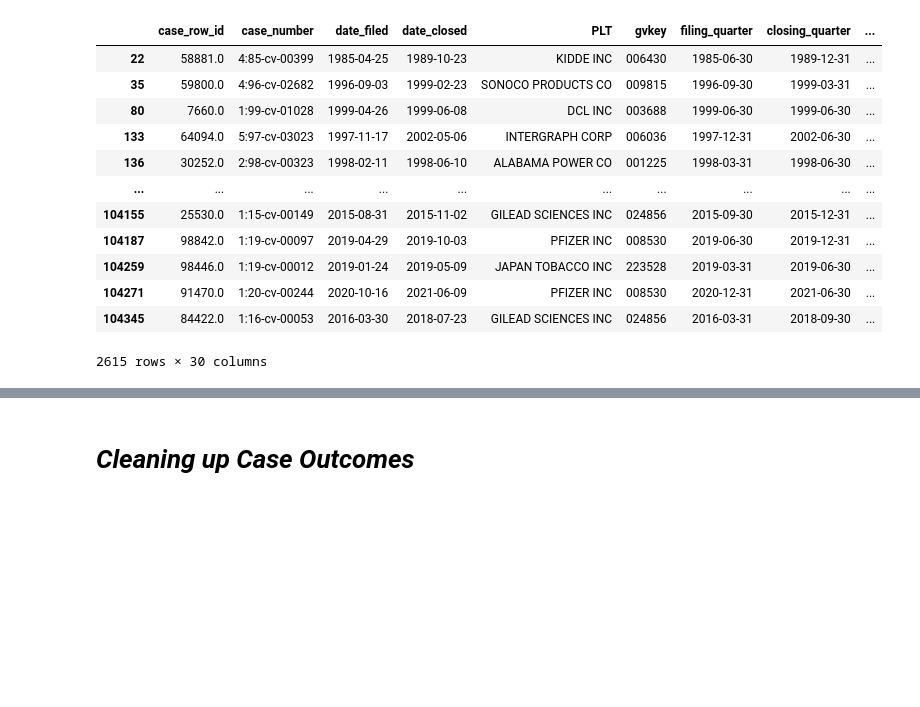
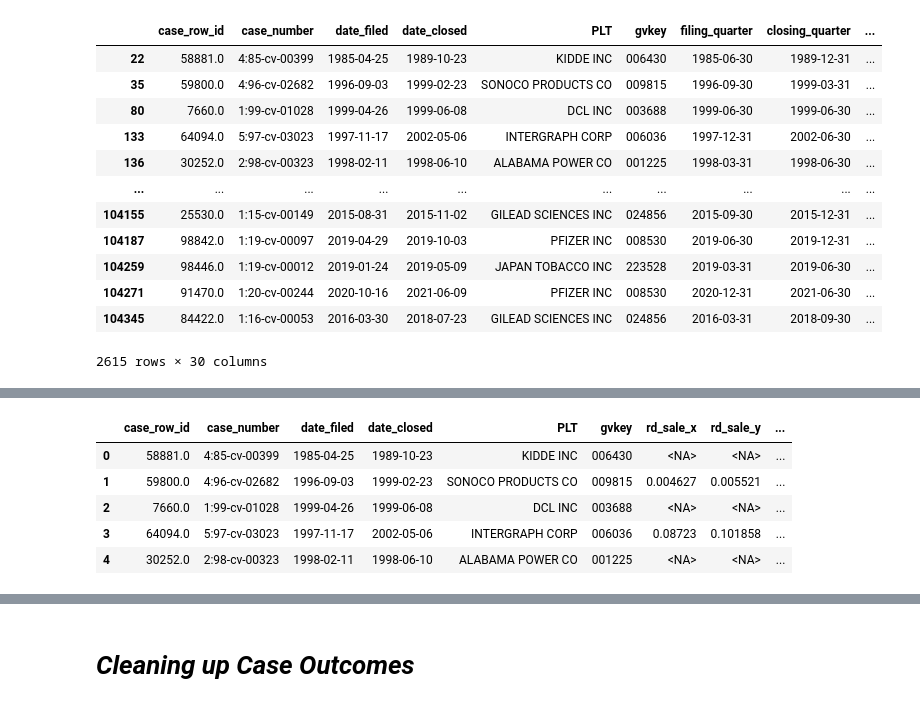
Before and after one commit to Sai0472003/PatentLitigation_Impact, a Jupyter notebook: Data_Cleaning2(FJC).ipynb, the cells around one changed output, grey strips where cells are left out. Cells and saved outputs as stored; diff of their text form; code cells hidden in the pictures; blank space fills up the shorter version.

```diff
--- a/Data_Cleaning2(FJC).ipynb
+++ b/Data_Cleaning2(FJC).ipynb
@@ -549,0 +1102,9 @@ defendent_npm
+# %%
+plaintiff_RnD.head()
+# %% [output]
+|  | case_row_id | case_number | date_filed | date_closed | PLT | gvkey | rd_sale_x | rd_sale_y | ... |
+| 0 | 58881.0 | 4:85-cv-00399 | 1985-04-25 | 1989-10-23 | KIDDE INC | 006430 | <NA> | <NA> | ... |
+| 1 | 59800.0 | 4:96-cv-02682 | 1996-09-03 | 1999-02-23 | SONOCO PRODUCTS CO | 009815 | 0.004627 | 0.005521 | ... |
+| 2 | 7660.0 | 1:99-cv-01028 | 1999-04-26 | 1999-06-08 | DCL INC | 003688 | <NA> | <NA> | ... |
+| 3 | 64094.0 | 5:97-cv-03023 | 1997-11-17 | 2002-05-06 | INTERGRAPH CORP | 006036 | 0.08723 | 0.101858 | ... |
+| 4 | 30252.0 | 2:98-cv-00323 | 1998-02-11 | 1998-06-10 | ALABAMA POWER CO | 001225 | <NA> | <NA> | ... |
```
Also changed, not shown: parts of 18 cells of this notebook.
